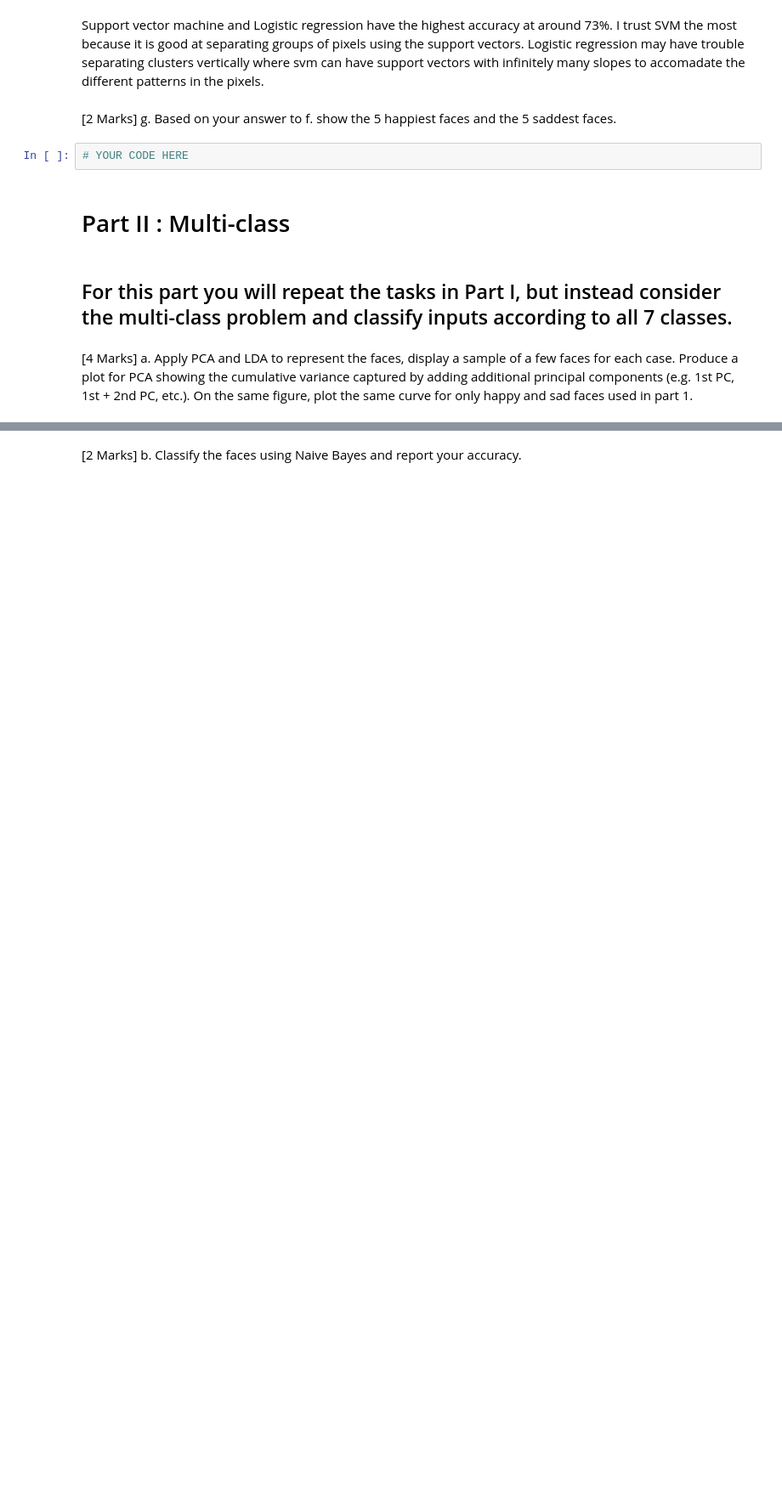
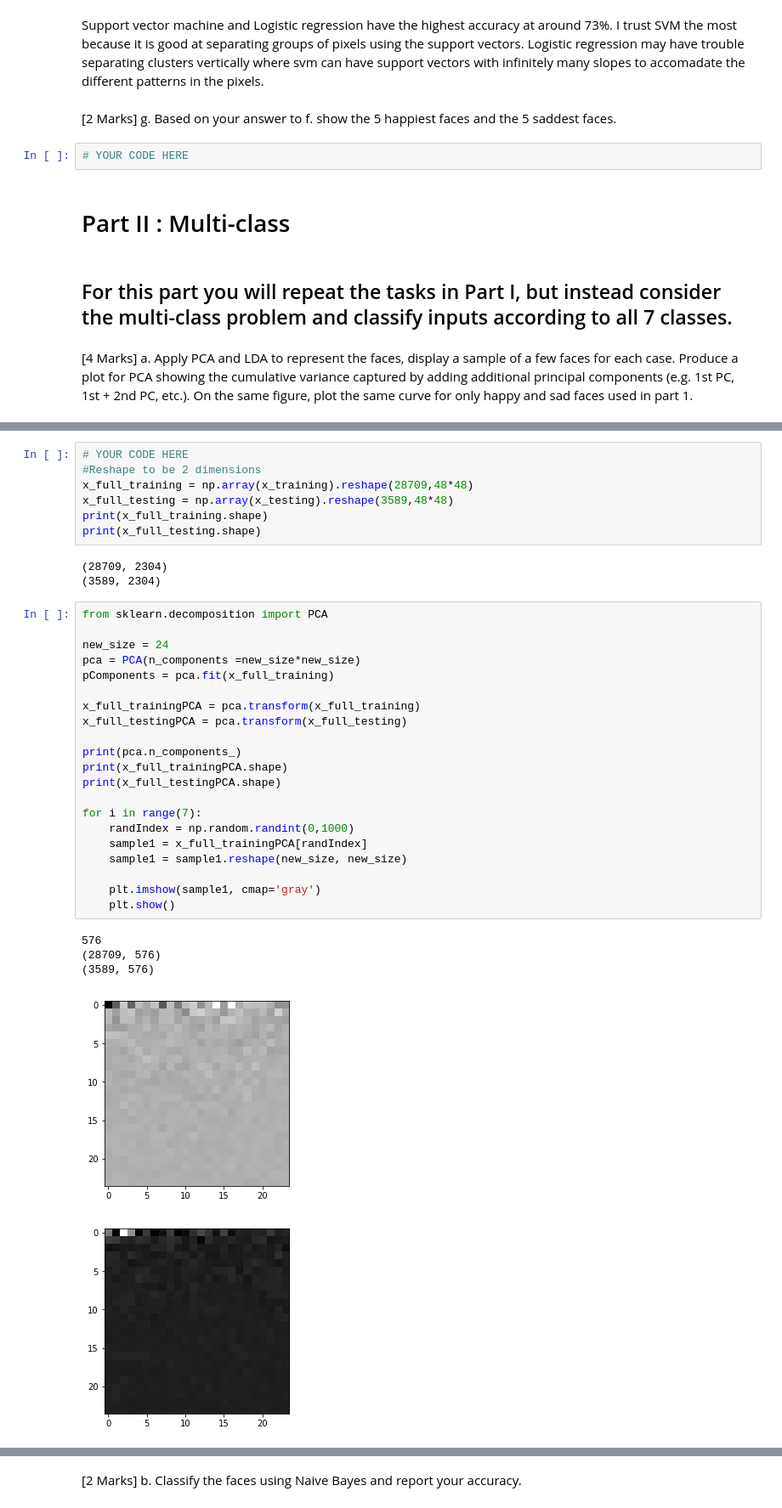
Before and after one commit to AndrewBenson98/CPS803-A2, a Jupyter notebook: A2_starterfile.ipynb, the cells around one changed output, grey strips where cells are left out. Shown at 85% size. Cells and saved outputs as stored; diff of their text form; blank space fills up the shorter version.

```diff
--- a/A2_starterfile.ipynb
+++ b/A2_starterfile.ipynb
@@ -310,0 +374,37 @@ Support vector machine and Logistic regression have the highest accuracy at arou
+# %%
+# YOUR CODE HERE
+#Reshape to be 2 dimensions
+x_full_training = np.array(x_training).reshape(28709,48*48)
+x_full_testing = np.array(x_testing).reshape(3589,48*48)
+print(x_full_training.shape)
+print(x_full_testing.shape)
+# %% [output]
+(28709, 2304)
+(3589, 2304)
+# %%
+from sklearn.decomposition import PCA
+
+new_size = 24
+pca = PCA(n_components =new_size*new_size)
+pComponents = pca.fit(x_full_training)
+
+x_full_trainingPCA = pca.transform(x_full_training)
+x_full_testingPCA = pca.transform(x_full_testing)
+
+print(pca.n_components_)
+print(x_full_trainingPCA.shape)
+print(x_full_testingPCA.shape)
+
+for i in range(7):
+    randIndex = np.random.randint(0,1000)
+    sample1 = x_full_trainingPCA[randIndex]
+    sample1 = sample1.reshape(new_size, new_size)
+
+    plt.imshow(sample1, cmap='gray')
+    plt.show()
+# %% [output]
+576
+(28709, 576)
+(3589, 576)
+[figure, added]
+[figure, added]
```
Also changed, not shown: parts of 23 cells of this notebook.
